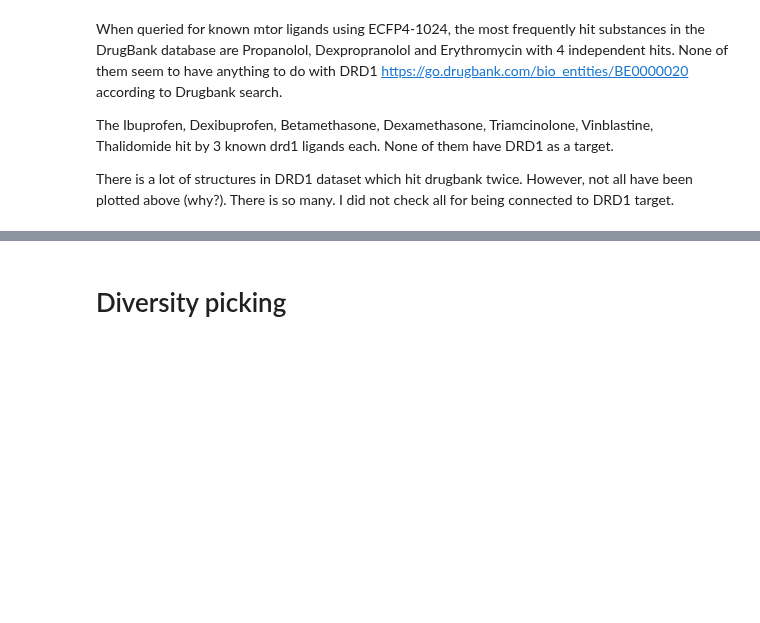
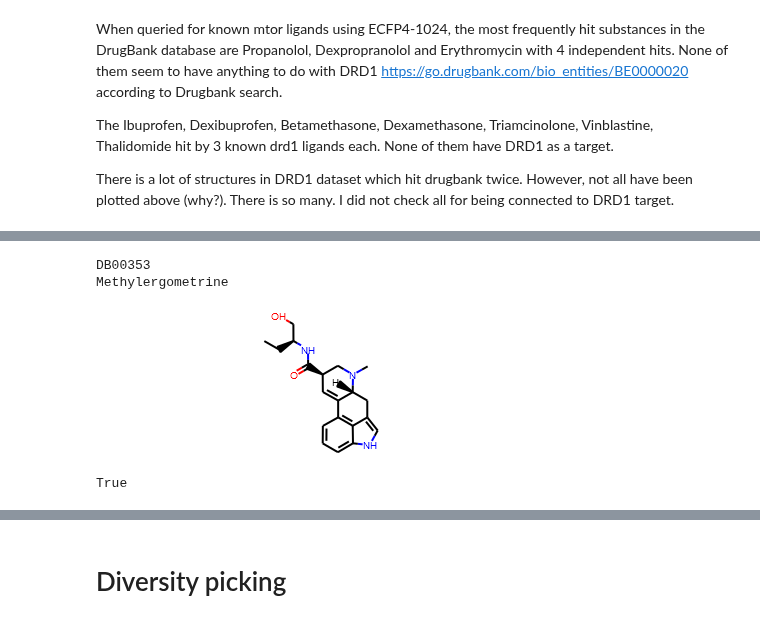
Before and after one commit to lich-uct/cdd2021, a Jupyter notebook: lieberze/08_structural_similarity-Solution.ipynb, the cells around one changed output, grey strips where cells are left out. Drawn from its saved outputs; the diff is of its cells as text; code cells hidden in the pictures; blank space fills up the shorter version.

```diff
--- a/lieberze/08_structural_similarity-Solution.ipynb
+++ b/lieberze/08_structural_similarity-Solution.ipynb
@@ -371,0 +378,19 @@ There is a lot of structures in DRD1 dataset which hit drugbank twice. However,
+# %%
+# is in drugbank dataset? (should be :))
+Methylergometrine = ""
+Methylergometrine_ID = "DB00353"
+for i in drugs:
+    if i.GetProp('DRUGBANK_ID') == Methylergometrine_ID:
+        print(i.GetProp('DRUGBANK_ID'))
+        print(i.GetProp('GENERIC_NAME'))
+        display(i)
+        Methylergometrine = i
+# %% [output]
+DB00353
+Methylergometrine
+[figure, added]
+# %%
+# is in
+Methylergometrine in hit_mols
+# %% [output]
+True
```
Also changed, not shown: parts of 10 cells of this notebook.
